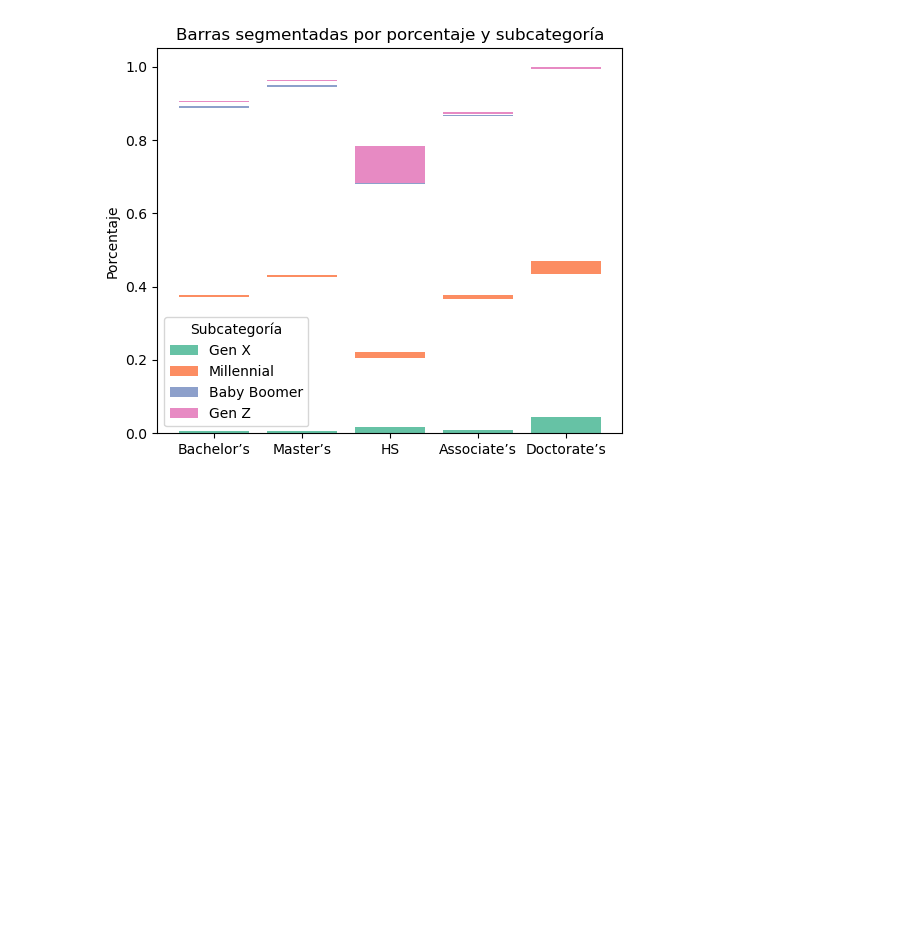
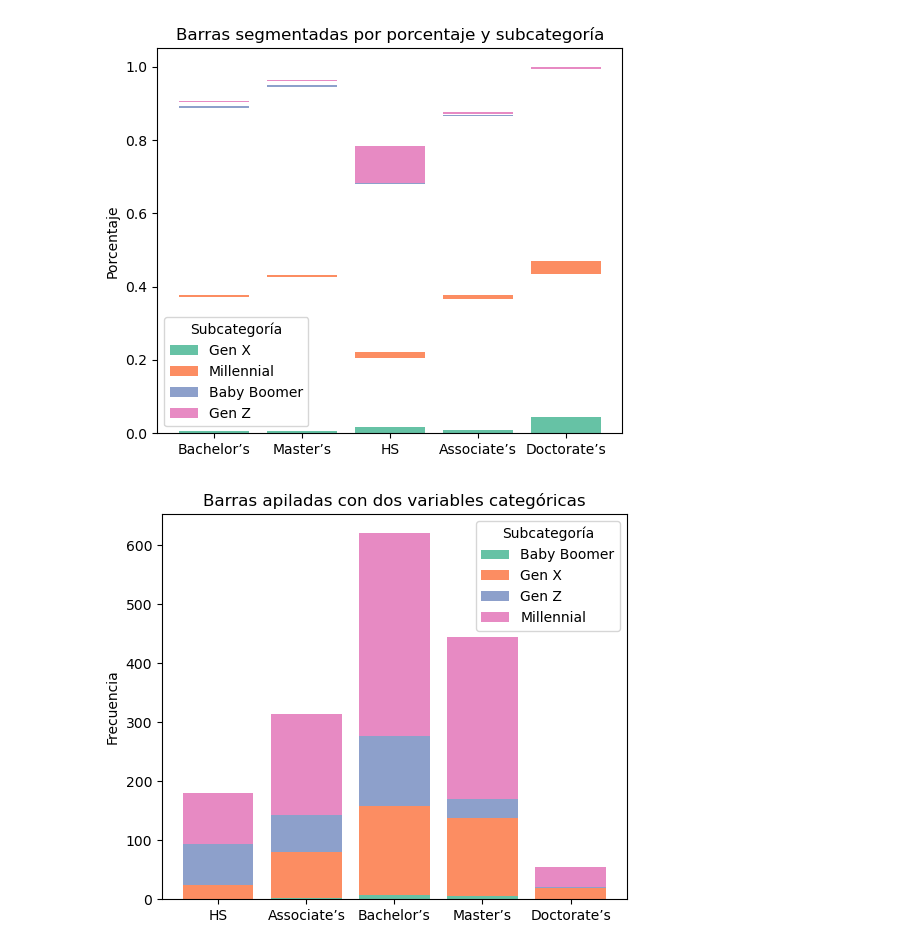
Before and after one commit to NuriaSalasVazquez/project-da-promo-49-modulo-3-team-4, a Jupyter notebook: EDA.ipynb, the cells around one changed output. Saved outputs shown, nothing was run; the diff lists cells and outputs as text; code cells hidden in the pictures; blank space fills up the shorter version.

Commit message:
added graph of crosstable education/generation

```diff
--- a/EDA.ipynb
+++ b/EDA.ipynb
@@ -502,3 +502,27 @@ ax.legend(title="Subcategoría")
 plt.show()
 # %% [output]
 [figure]
+# %%
+# Contar las ocurrencias de las combinaciones de 'categoria' y 'subcategoria'
+count_data = pd.crosstab(df['education'], df['generation'])
+
+# Crear la figura
+fig, ax = plt.subplots(figsize=(6, 5))
+
+# Apilar las barras usando plt.bar con bottom acumulado
+bottom = np.zeros(len(count_data))  # Base inicial para cada categoría
+colores = sns.color_palette("Set2", len(count_data.columns))  # Colores para cada subcategoría
+
+# Para cada subcategoría, apilamos las barras
+for i, col in enumerate(count_data.columns):
+    ax.bar(count_data.index, count_data[col], bottom=bottom, color=colores[i], label=col)
+    bottom += count_data[col]  # Acumulamos para la siguiente parte de la barra
+
+# Agregar etiquetas y leyenda
+ax.set_ylabel("Frecuencia")
+ax.set_title("Barras apiladas con dos variables categóricas")
+ax.legend(title="Subcategoría")
+
+plt.show()
+# %% [output]
+[figure, added]
```
